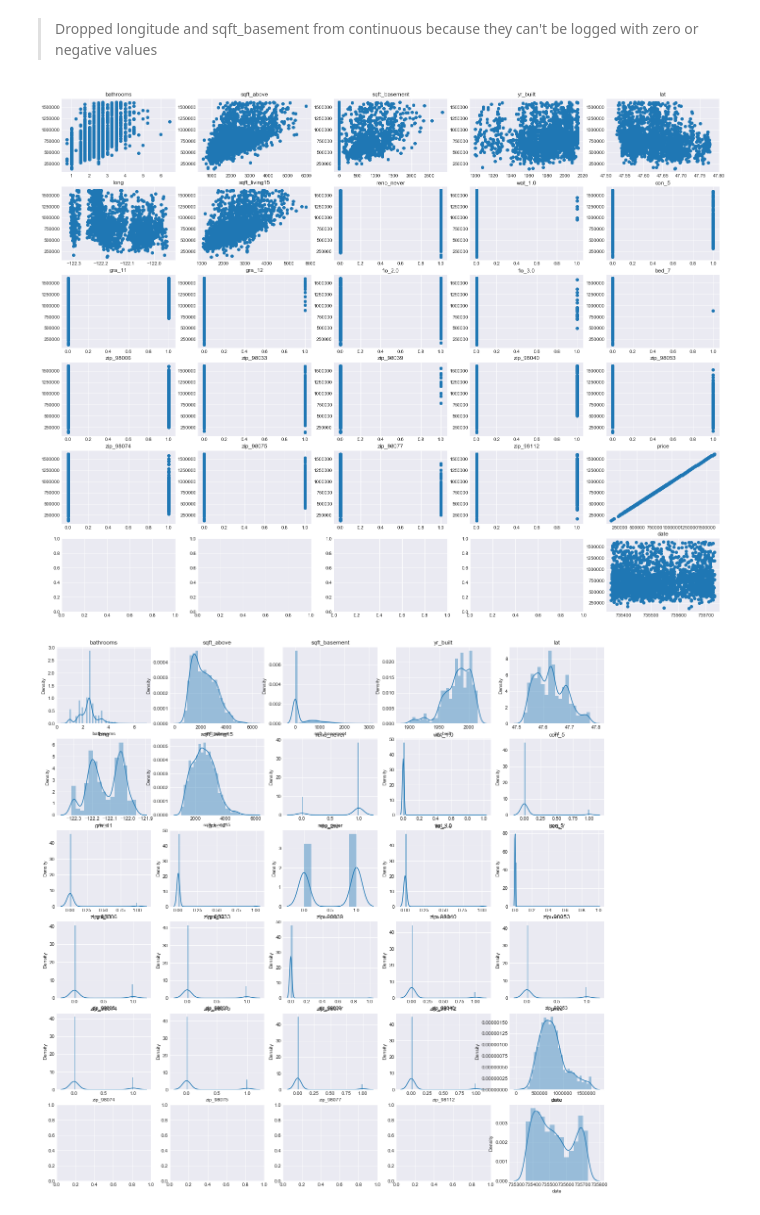
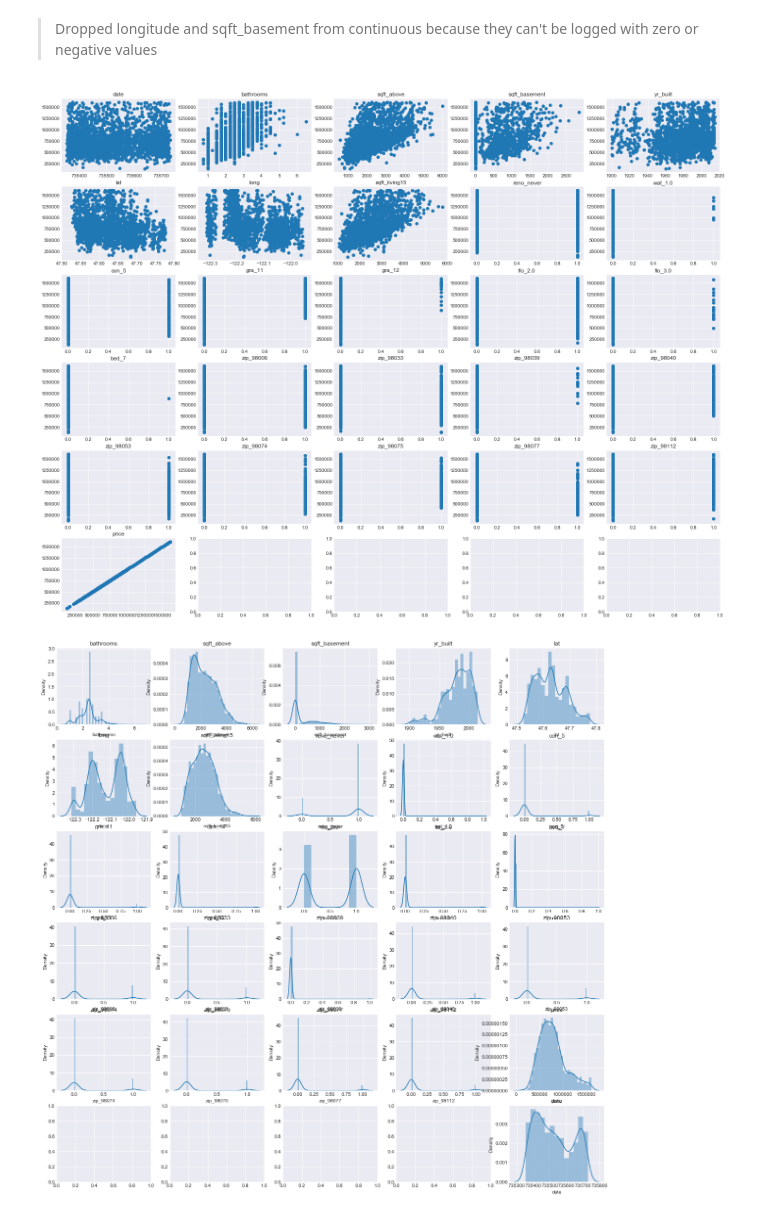
Before and after one commit to melodygr/Housing-Regression-Project, a Jupyter notebook: data_cleaning_EDA_Modeling_new.ipynb, the cells around one changed output. Cells and saved outputs as stored; diff of their text form; code cells hidden in the pictures.

```diff
--- a/data_cleaning_EDA_Modeling_new.ipynb
+++ b/data_cleaning_EDA_Modeling_new.ipynb
@@ -1106,18 +1122,17 @@ train5_cont = train4_df[continuous] # subsetting the train and test data to log
 test5_cont = test4[continuous]
 # %%
 fig, axes = plt.subplots(nrows=6, ncols=5,figsize=(25,20)) # recheck graphs of X vs y
-plt.title('Graphs')
 for n, column in enumerate(train4_df.columns):
-    row=(n-1)//5
-    col=n%5 -1
+    row=(n)//5
+    col=n%5
     ax=axes[row][col]
     x=train4_df[column]
     y=train4_df.price
     ax.scatter(x, y)
     ax.set_title(train4_df.columns.values[n])
 plt.show()
 # %% [output]
-[figure, old version]
+[figure, new version]
 # %%
 fig, axes = plt.subplots(nrows=6, ncols=5,figsize=(20,20)) # recheck histograms for distributions before logging
 plt.title('Graphs')
```
Also changed, not shown: parts of 12 cells of this notebook, 4 other files.
